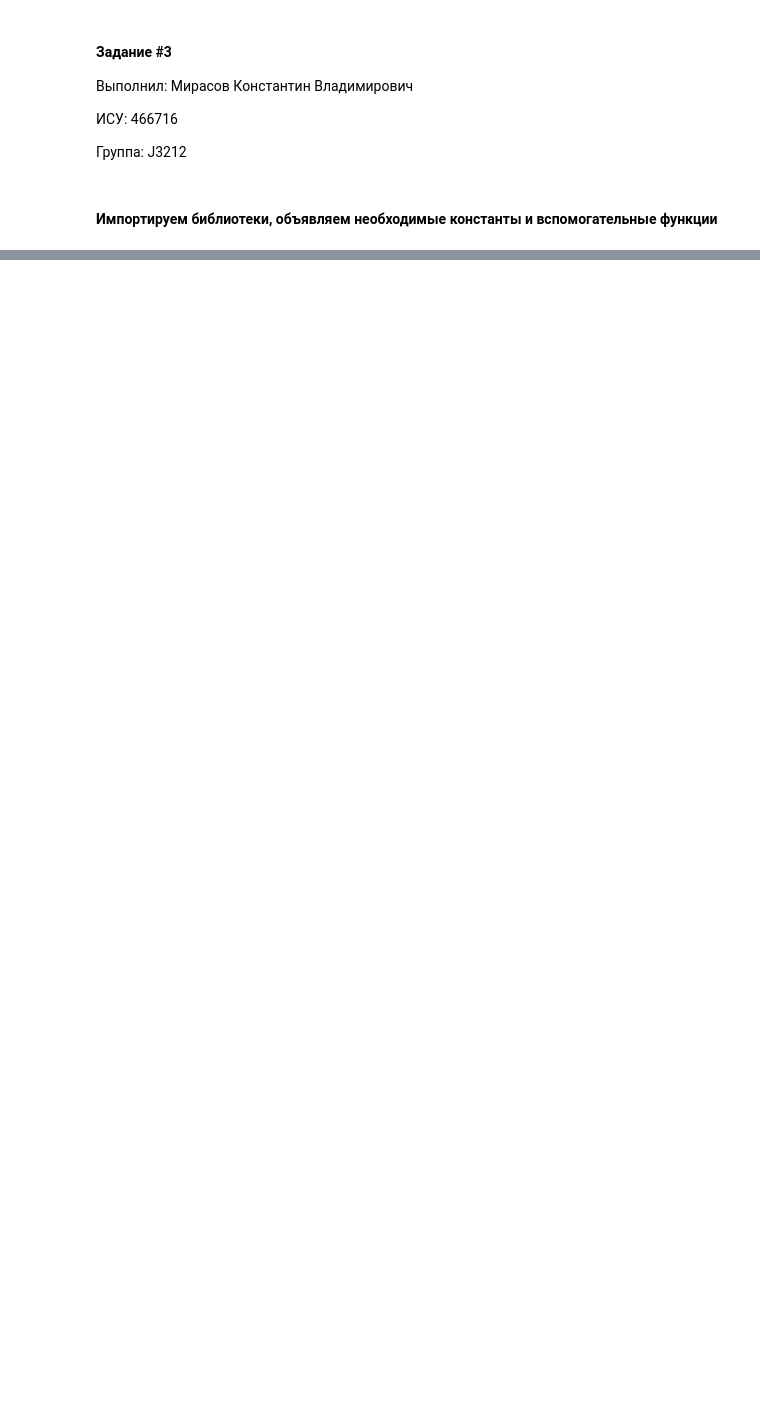
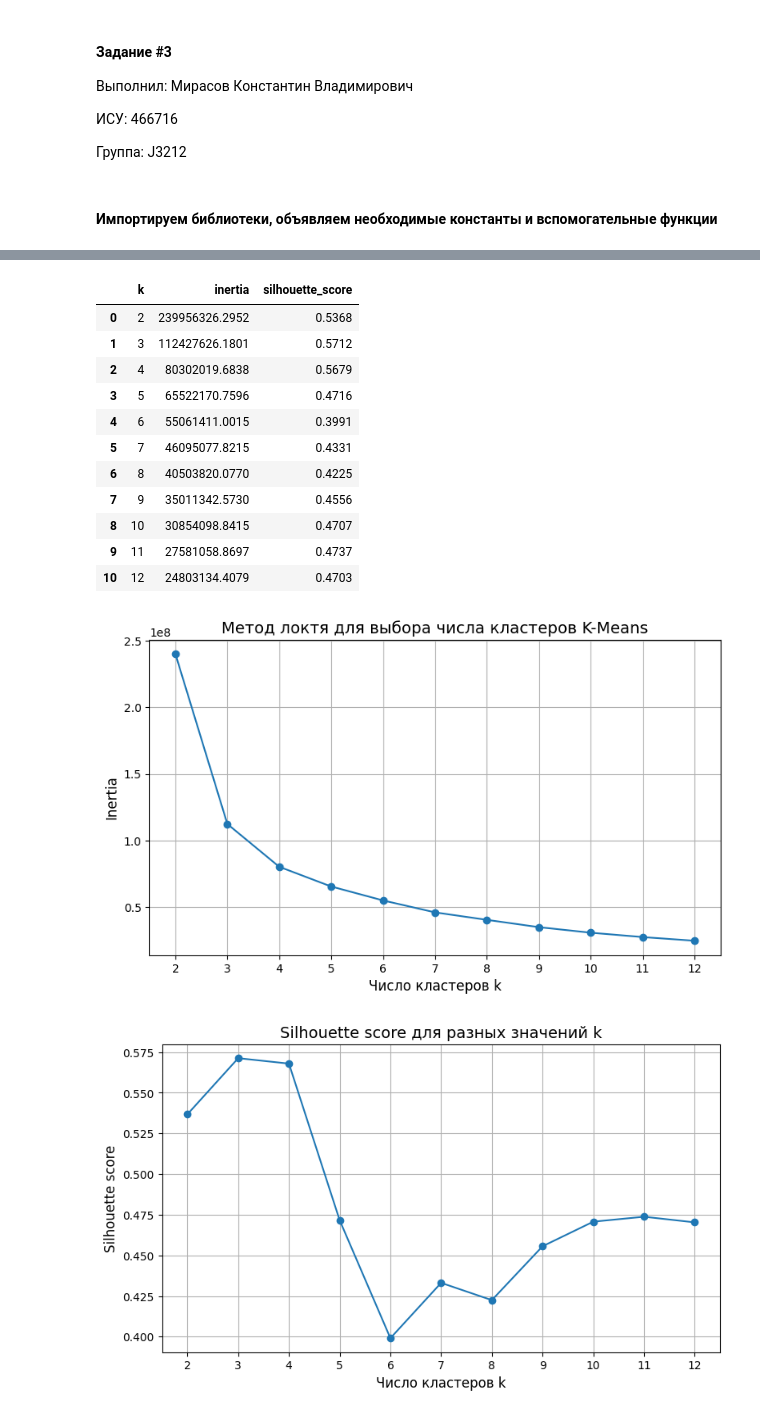
Before and after one commit to mezgou/itmo-classic-ml-course, a Jupyter notebook: src/clusterization.ipynb, the cells around one changed output, grey strips where cells are left out. Saved outputs shown, nothing was run; the diff lists cells and outputs as text; code cells hidden in the pictures; blank space fills up the shorter version.

```diff
--- a/src/clusterization.ipynb
+++ b/src/clusterization.ipynb
@@ -145,0 +499,71 @@ BG                  187             169      9.625668
+# %%
+k_values = list(range(2, 13))
+kmeans_inertia_values = []
+kmeans_silhouette_scores = []
+
+for k in k_values:
+    kmeans_model = KMeans(
+        n_clusters=k,
+        random_state=RANDOM_STATE,
+        n_init=20,
+    )
+    kmeans_cluster_labels = kmeans_model.fit_predict(selected_country_coordinates_kilometers)
+
+    kmeans_inertia_values.append(float(kmeans_model.inertia_))
+    kmeans_silhouette_scores.append(
+        float(
+            metrics.silhouette_score(
+                selected_country_coordinates_kilometers,
+                kmeans_cluster_labels,
+            )
+        )
+    )
+
+kmeans_selection_table = pd.DataFrame(
+    {
+        "k": k_values,
+        "inertia": kmeans_inertia_values,
+        "silhouette_score": kmeans_silhouette_scores,
+    }
+)
+
+display(kmeans_selection_table)
+
+plt.figure(figsize=(9, 5))
+plt.plot(
+    kmeans_selection_table["k"],
+    kmeans_selection_table["inertia"],
+    marker="o",
+)
+plt.title("Метод локтя для выбора числа кластеров K-Means")
+plt.xlabel("Число кластеров k")
+plt.ylabel("Inertia")
+plt.xticks(k_values)
+plt.show()
+
+plt.figure(figsize=(9, 5))
+plt.plot(
+    kmeans_selection_table["k"],
+    kmeans_selection_table["silhouette_score"],
+    marker="o",
+)
+plt.title("Silhouette score для разных значений k")
+plt.xlabel("Число кластеров k")
+plt.ylabel("Silhouette score")
+plt.xticks(k_values)
+plt.show()
+# %% [output]
+|  | k | inertia | silhouette_score |
+| 0 | 2 | 239956326.2952 | 0.5368 |
+| 1 | 3 | 112427626.1801 | 0.5712 |
+| 2 | 4 | 80302019.6838 | 0.5679 |
+| 3 | 5 | 65522170.7596 | 0.4716 |
+| 4 | 6 | 55061411.0015 | 0.3991 |
+| 5 | 7 | 46095077.8215 | 0.4331 |
+| 6 | 8 | 40503820.0770 | 0.4225 |
+| 7 | 9 | 35011342.5730 | 0.4556 |
+| 8 | 10 | 30854098.8415 | 0.4707 |
+| 9 | 11 | 27581058.8697 | 0.4737 |
+| 10 | 12 | 24803134.4079 | 0.4703 |
+[figure, added]
+[figure, added]
```
Also changed, not shown: parts of 52 cells of this notebook.
